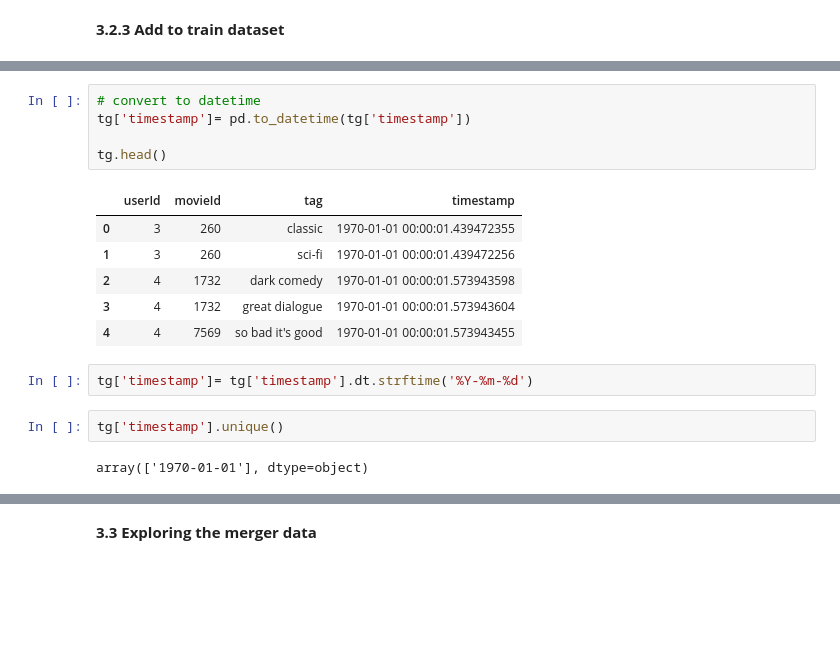
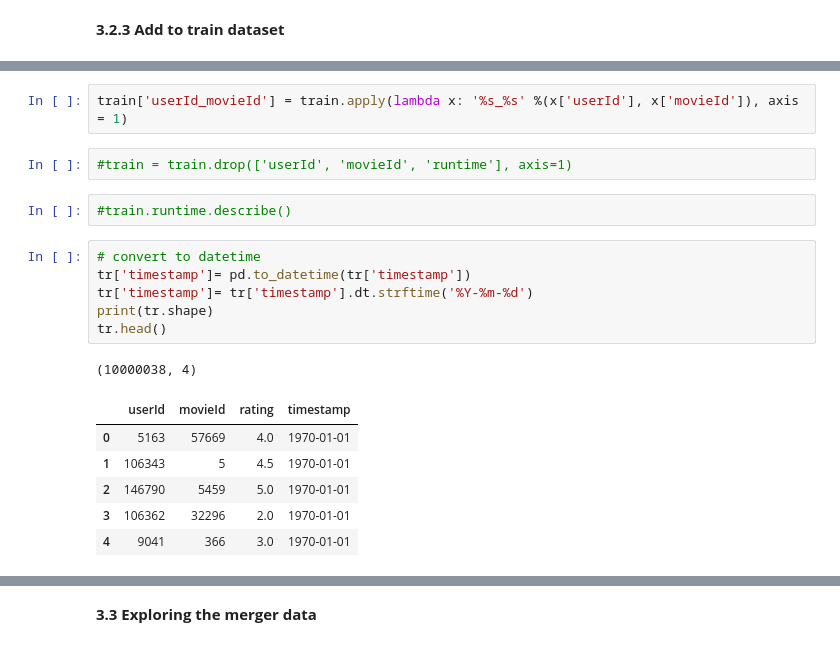
Before and after one commit to Ridwan1821/TeamGM2, a Jupyter notebook: movie_recommender_system_nnaemeka.ipynb, the cells around one changed output, grey strips where cells are left out. Cells and saved outputs as stored; diff of their text form; blank space fills up the shorter version.

```diff
--- a/movie_recommender_system_nnaemeka.ipynb
+++ b/movie_recommender_system_nnaemeka.ipynb
@@ -667,18 +667,20 @@ dtype: int64
+# %%
+train['userId_movieId'] = train.apply(lambda x: '%s_%s' %(x['userId'], x['movieId']), axis = 1)
+# %%
+#train = train.drop(['userId', 'movieId', 'runtime'], axis=1)
+# %%
+#train.runtime.describe()
 # %%
 # convert to datetime
-tg['timestamp']= pd.to_datetime(tg['timestamp'])
-
-tg.head()
+tr['timestamp']= pd.to_datetime(tr['timestamp'])
+tr['timestamp']= tr['timestamp'].dt.strftime('%Y-%m-%d')
+print(tr.shape)
+tr.head()
 # %% [output]
+(10000038, 4)
-|  | userId | movieId | tag | timestamp |
-| 0 | 3 | 260 | classic | 1970-01-01 00:00:01.439472355 |
-| 1 | 3 | 260 | sci-fi | 1970-01-01 00:00:01.439472256 |
-| 2 | 4 | 1732 | dark comedy | 1970-01-01 00:00:01.573943598 |
-| 3 | 4 | 1732 | great dialogue | 1970-01-01 00:00:01.573943604 |
-| 4 | 4 | 7569 | so bad it's good | 1970-01-01 00:00:01.573943455 |
+|  | userId | movieId | rating | timestamp |
+| 0 | 5163 | 57669 | 4.0 | 1970-01-01 |
+| 1 | 106343 | 5 | 4.5 | 1970-01-01 |
+| 2 | 146790 | 5459 | 5.0 | 1970-01-01 |
+| 3 | 106362 | 32296 | 2.0 | 1970-01-01 |
+| 4 | 9041 | 366 | 3.0 | 1970-01-01 |
-# %%
-tg['timestamp']= tg['timestamp'].dt.strftime('%Y-%m-%d')
-# %%
-tg['timestamp'].unique()
-# %% [output]
-array(['1970-01-01'], dtype=object)
```
Also changed, not shown: parts of 41 cells of this notebook.
